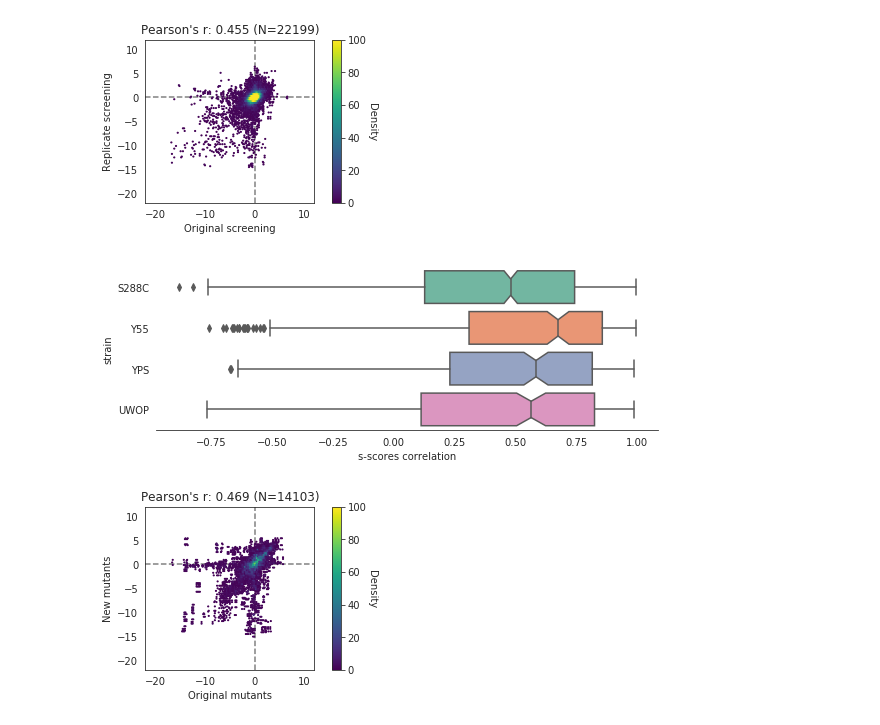
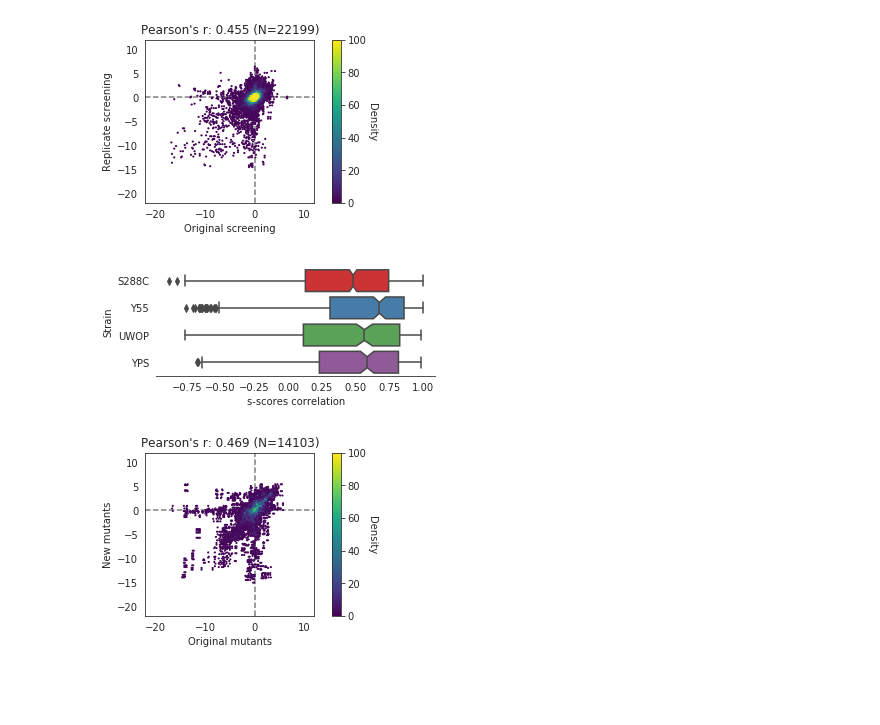
Before and after one commit to mgalardini/2018koyeast, a Jupyter notebook: notebooks/fresh-mutants.ipynb, the cells around one changed output. Cells and saved outputs as stored; diff of their text form; code cells hidden in the pictures; blank space fills up the shorter version.

```diff
--- a/notebooks/fresh-mutants.ipynb
+++ b/notebooks/fresh-mutants.ipynb
@@ -25,6 +25,11 @@ import itertools
 import numpy as np
 import pandas as pd
 from scipy import stats
+# %%
+strains = ['S288C', 'Y55',
+           'UWOP', 'YPS']
+cstrains = {x: c
+            for x, c in zip(strains, sns.color_palette('Set1', len(strains)))}
 # %%
 g = pd.read_table(sgd, sep='\t', header=None)
 gn = g[g[1] == 'ORF'].set_index(3)[4].dropna().to_dict()
@@ -103,18 +108,27 @@ plt.savefig('interscreening_reproducibility.svg',
 # %% [output]
 [figure]
 # %%
-plt.figure(figsize=(9, 3))
+plt.figure(figsize=(5, 2))
 
 sns.boxplot(data=ic,
             x='r',
             y='strain',
             notch=True,
-            palette=sns.color_palette('Set2', 4))
+            order=strains,
+            palette=cstrains)
 
 plt.xlabel('s-scores correlation')
-sns.despine(left=True);
+plt.ylabel('Strain')
+sns.despine(left=True)
+
+plt.savefig('interscreening_reproducibility_boxplot.png',
+            dpi=300, bbox_inches='tight',
+            transparent=True)
+plt.savefig('interscreening_reproducibility_boxplot.svg',
+            dpi=300, bbox_inches='tight',
+            transparent=True);
 # %% [output]
-[figure, old version]
+[figure, new version]
 # %%
 genes = {x[1] for x in t.index}.intersection({x[1] for x in u.index}) - {'WT'}
 conditions = {x[2] for x in t.index}.intersection({x[2] for x in u.index})
```
Also changed, not shown: parts of 1 cell of this notebook, 3 other files.
